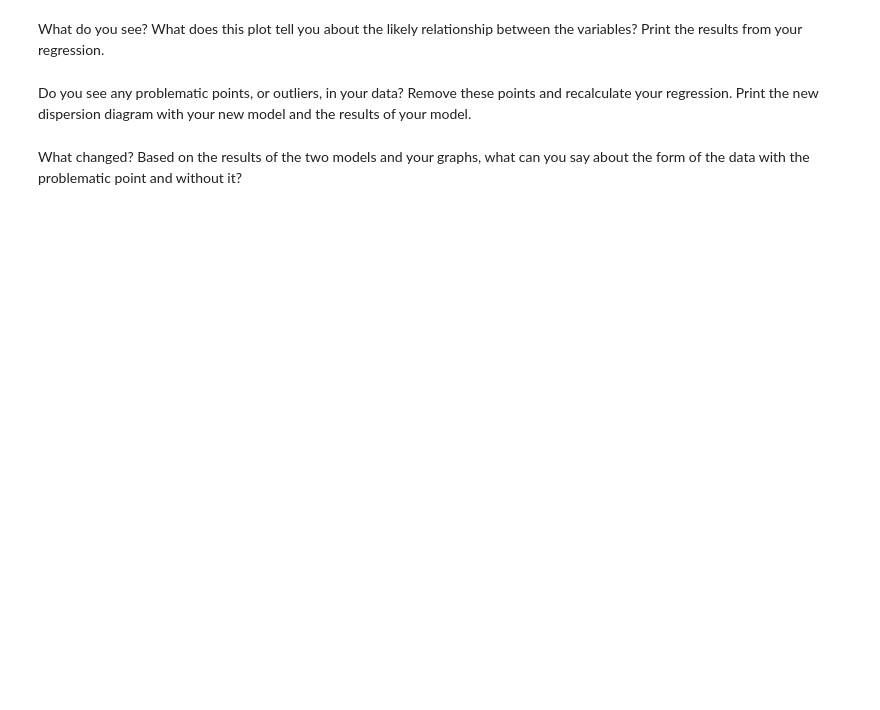
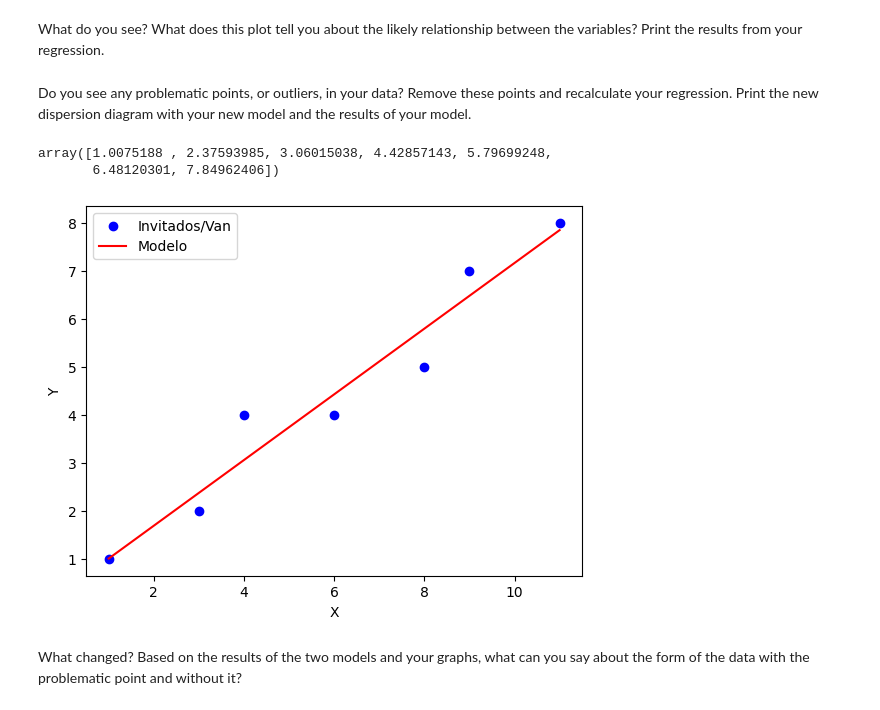
Before and after one commit to Ironhack-Data-Madrid-Abril-2023/7.3-lab_regression_analysis, a Jupyter notebook: your-code.ipynb, the cells around one changed output. Cells and saved outputs as stored; diff of their text form; code cells hidden in the pictures; blank space fills up the shorter version.

```diff
--- a/your-code.ipynb
+++ b/your-code.ipynb
@@ -212,2 +266,34 @@ Do you see any problematic points, or outliers, in your data? Remove these point
+# %%
+from sklearn.linear_model import LinearRegression
+
+regression_model = LinearRegression()
+
+X = data[['Invitados']]
+y = data['Van']
+
+X_train, X_test, y_train, y_test  = tts(X,
+                                        y,
+                                        train_size=0.8,
+                                        test_size=0.2,
+                                        random_state=42)
+
+regression_model.fit(X, y)
+
+y_pred = regression_model.predict(X)
+
+y_pred
+# %% [output]
+array([1.0075188 , 2.37593985, 3.06015038, 4.42857143, 5.79699248,
+       6.48120301, 7.84962406])
+# %%
+
+plt.scatter(X, y, color='blue', label='Invitados/Van')
+plt.plot(X, y_pred, color='red', label='Modelo')
+plt.xlabel('X')
+plt.ylabel('Y')
+plt.legend()
+plt.show()
+# %% [output]
+[figure, added]
 # %% [markdown]
 What changed? Based on the results of the two models and your graphs, what can you say about the form of the data with the problematic point and without it?
```
Also changed, not shown: parts of 16 cells of this notebook.
